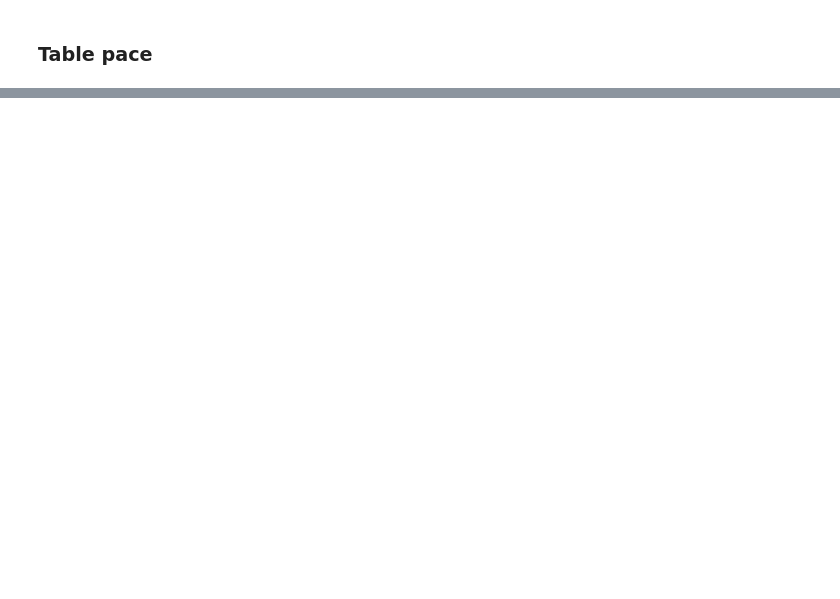
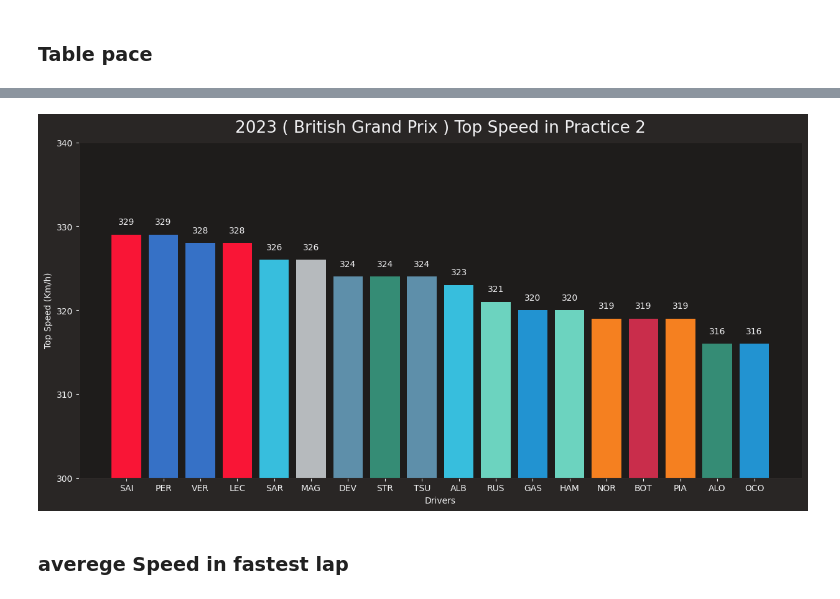
Before and after one commit to RACIM01/F1_Data_Analysing_RCM, a Jupyter notebook: Practice.ipynb, the cells around one changed output, grey strips where cells are left out. Drawn from its saved outputs; the diff is of its cells as text; code cells hidden in the pictures; blank space fills up the shorter version.

```diff
--- a/Practice.ipynb
+++ b/Practice.ipynb
@@ -106,0 +189,24 @@ plt.show()
+# %%
+driver_list = []
+DriverAB_list = []
+top_speed_list = []
+color_list = []
+df_top_speed = pd.DataFrame()
+for i in drivers:
+    if laps.pick_driver(i).empty:
+        print("The DataFrame is empty")
+    else:
+        max_speed = laps.pick_driver(i).pick_fastest().get_car_data()
+        Top_Speed = max_speed.loc[max_speed['Speed'].idxmax(),"Speed"]
+        Driver = session.get_driver(i)[["DriverNumber"]].values[0]
+        DriverAB = session.get_driver(i)[["Abbreviation"]].values[0]
+        TeamColor = session.get_driver(i)[["TeamColor"]].values[0]
+        driver_list.append(Driver)
+        DriverAB_list.append(DriverAB)
+        top_speed_list.append(Top_Speed)
+        color_list.append('#'+TeamColor)
+df_top_speed["DriverNumber"] = driver_list
+df_top_speed["Driver"] = DriverAB_list
+df_top_speed["TopSpeed"] = top_speed_list
+df_top_speed["Color"] = color_list
+df_top_speed = df_top_speed.sort_values(by='TopSpeed', ascending=False)
@@ -106,0 +250,24 @@ plt.show()
+# %%
+plt.figure(figsize=(15, 7))
+x = df_top_speed["Driver"].reset_index(drop=True)
+y = df_top_speed["TopSpeed"].reset_index(drop=True)
+
+# Create the bar plot
+plt.bar(x, y,color = df_top_speed["Color"])
+
+# Add labels and title
+plt.xlabel('Drivers')
+plt.ylabel('Top Speed (Km/h)')
+plt.title('2023 ( '+session.event["EventName"]+' ) Top Speed in '+session.event["Session2"])
+plt.yticks(range(300, 400, 10))
+plt.ylim(300, 340)
+# Add text annotations on top of bars
+for i in range(len(x)):
+    plt.text(i, y.loc[i]+1, str(y.loc[i]), ha='center', va='bottom')
+
+# Display the plot
+plt.show()
+# %% [output]
+[figure, added]
+# %% [markdown]
+### averege Speed in fastest lap
```
Also changed, not shown: parts of 14 cells of this notebook, 3 other files.
